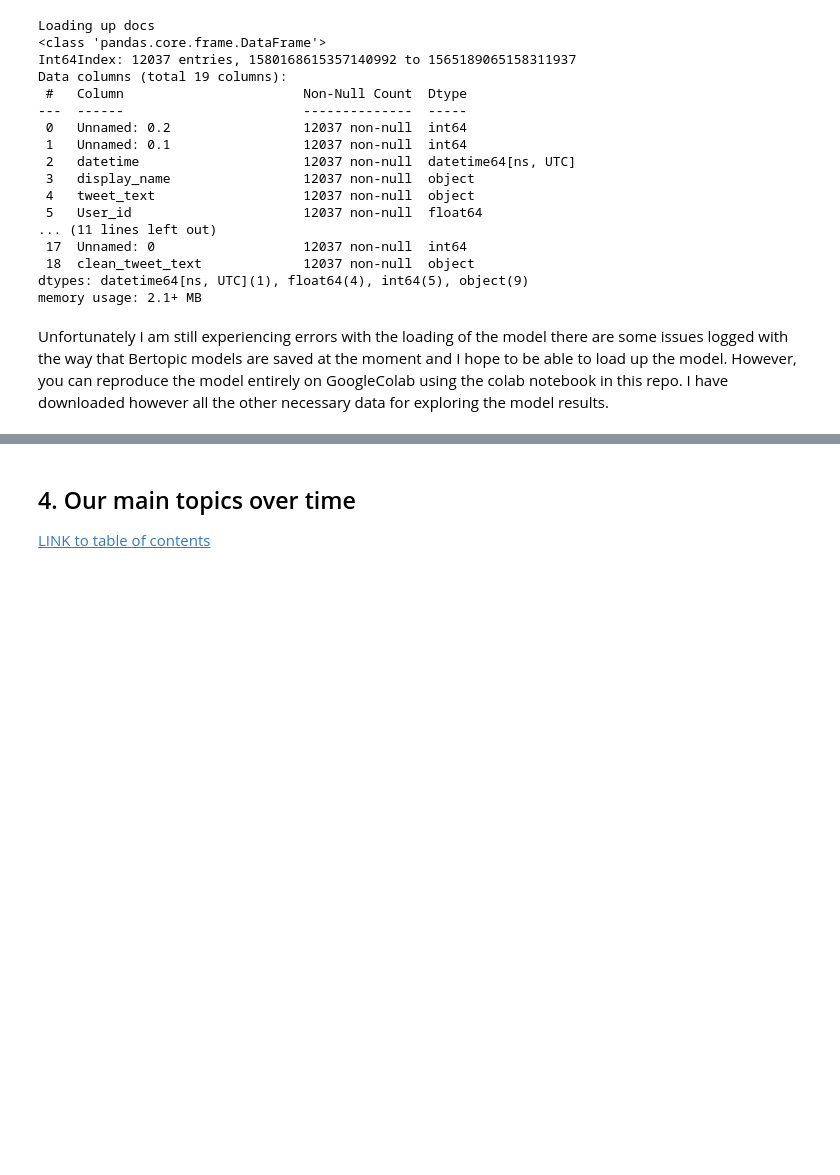
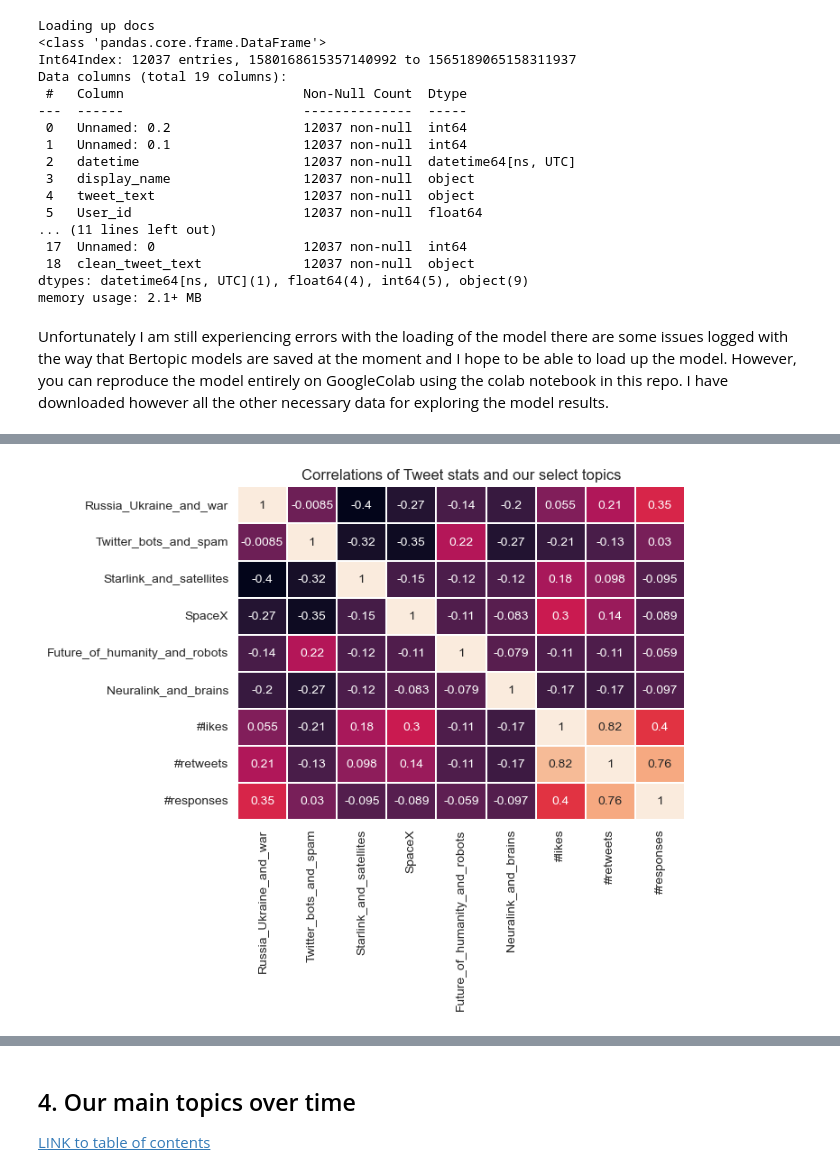
Before and after one commit to Ioana-P/twitter_topic_and_sentiment_tracking, a Jupyter notebook: 2. Topic_modelling_with_BERT.ipynb, the cells around one changed output, grey strips where cells are left out. Cells and saved outputs as stored; diff of their text form; code cells hidden in the pictures; blank space fills up the shorter version.

```diff
--- a/2. Topic_modelling_with_BERT.ipynb
+++ b/2. Topic_modelling_with_BERT.ipynb
@@ -90,0 +273,20 @@ memory usage: 2.1+ MB
+# %%
+cols = ['Russia_Ukraine_and_war', 'Twitter_bots_and_spam',
+       'Starlink_and_satellites', 'SpaceX', 'Future_of_humanity_and_robots',
+       'Neuralink_and_brains', '#likes', '#retweets',
+       '#responses']
+
+#subset by index values
+topic_values_select_main = topic_values_select.loc[topic_values_select.By_or_at_Musk=='By @elonmusk']
+
+#scale our values
+ss = StandardScaler()
+topic_values_select_ss = pd.DataFrame(ss.fit_transform(topic_values_select_main[cols]), index=topic_values_select_main.index,
+                                    columns = cols)
+
+corr_topic_values = topic_values_select_ss.corr()
+topic_values_select_ss.to_csv(str(viz_path/'elon_selection_for_corr.csv'))
+plt.title('Correlations of Tweet stats and our select topics')
+sns.heatmap(corr_topic_values, linewidths=0.05, cbar=False, annot=True);
+# %% [output]
+[figure, added]
```
Also changed, not shown: parts of 52 cells of this notebook.
